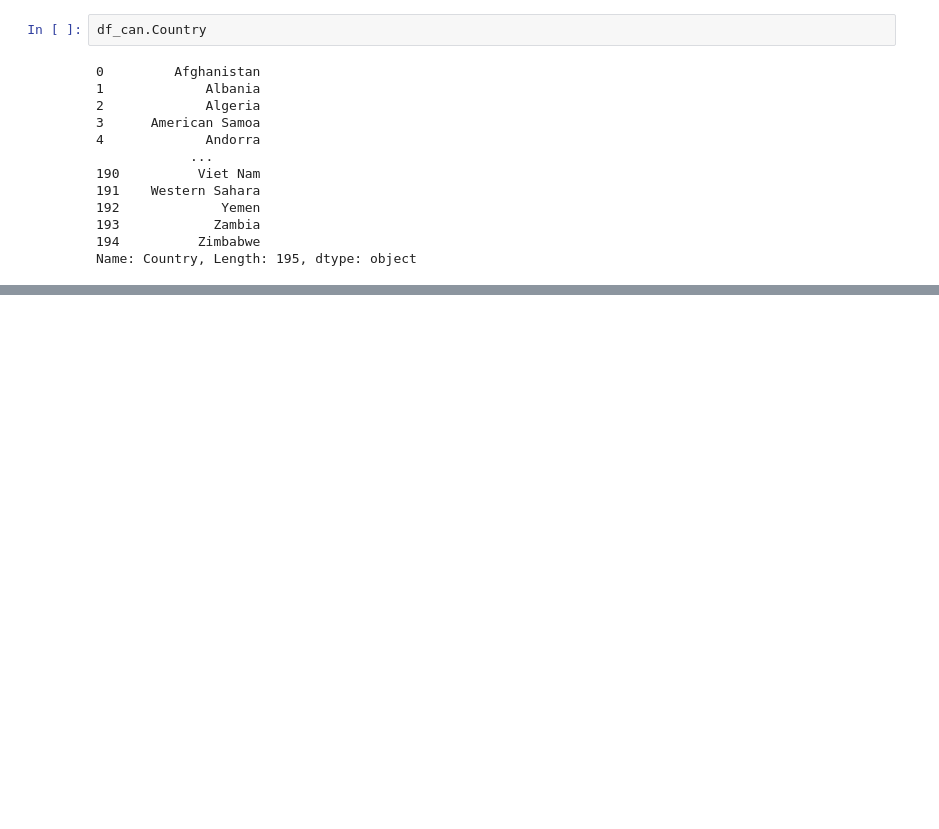
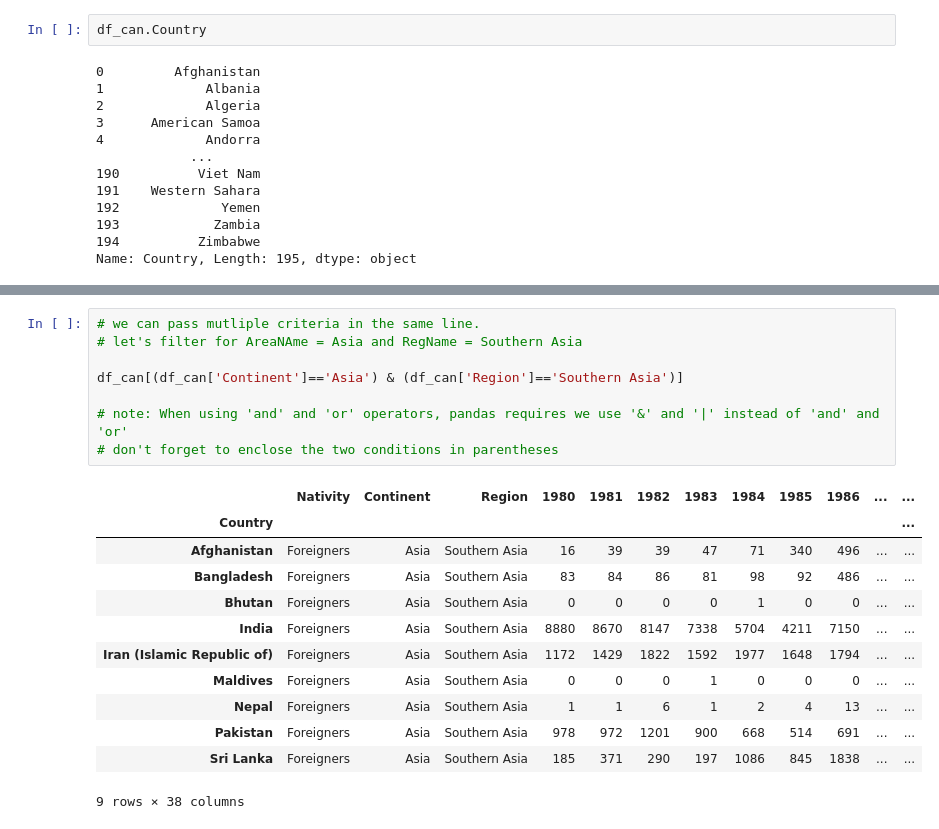
Before and after one commit to PrashanthKumarGurram/DataVisualizationWithPython, a Jupyter notebook: PrashWeek1intro.ipynb, the cells around one changed output, grey strips where cells are left out. Saved outputs shown, nothing was run; the diff lists cells and outputs as text; blank space fills up the shorter version.

```diff
--- a/PrashWeek1intro.ipynb
+++ b/PrashWeek1intro.ipynb
@@ -206,0 +427,21 @@ df_can[["Country", "Total"]]
+# %%
+# we can pass mutliple criteria in the same line.
+# let's filter for AreaNAme = Asia and RegName = Southern Asia
+
+df_can[(df_can['Continent']=='Asia') & (df_can['Region']=='Southern Asia')]
+
+# note: When using 'and' and 'or' operators, pandas requires we use '&' and '|' instead of 'and' and 'or'
+# don't forget to enclose the two conditions in parentheses
+# %% [output]
+|  | Nativity | Continent | Region | 1980 | 1981 | 1982 | 1983 | 1984 | 1985 | 1986 | ... | ... |
+| Country |  |  |  |  |  |  |  |  |  |  |  | ... |
+| Afghanistan | Foreigners | Asia | Southern Asia | 16 | 39 | 39 | 47 | 71 | 340 | 496 | ... | ... |
+| Bangladesh | Foreigners | Asia | Southern Asia | 83 | 84 | 86 | 81 | 98 | 92 | 486 | ... | ... |
+| Bhutan | Foreigners | Asia | Southern Asia | 0 | 0 | 0 | 0 | 1 | 0 | 0 | ... | ... |
+| India | Foreigners | Asia | Southern Asia | 8880 | 8670 | 8147 | 7338 | 5704 | 4211 | 7150 | ... | ... |
+| Iran (Islamic Republic of) | Foreigners | Asia | Southern Asia | 1172 | 1429 | 1822 | 1592 | 1977 | 1648 | 1794 | ... | ... |
+| Maldives | Foreigners | Asia | Southern Asia | 0 | 0 | 0 | 1 | 0 | 0 | 0 | ... | ... |
+| Nepal | Foreigners | Asia | Southern Asia | 1 | 1 | 6 | 1 | 2 | 4 | 13 | ... | ... |
+| Pakistan | Foreigners | Asia | Southern Asia | 978 | 972 | 1201 | 900 | 668 | 514 | 691 | ... | ... |
+| Sri Lanka | Foreigners | Asia | Southern Asia | 185 | 371 | 290 | 197 | 1086 | 845 | 1838 | ... | ... |
+9 rows × 38 columns
```
Also changed, not shown: parts of 14 cells of this notebook, 1 other file.
